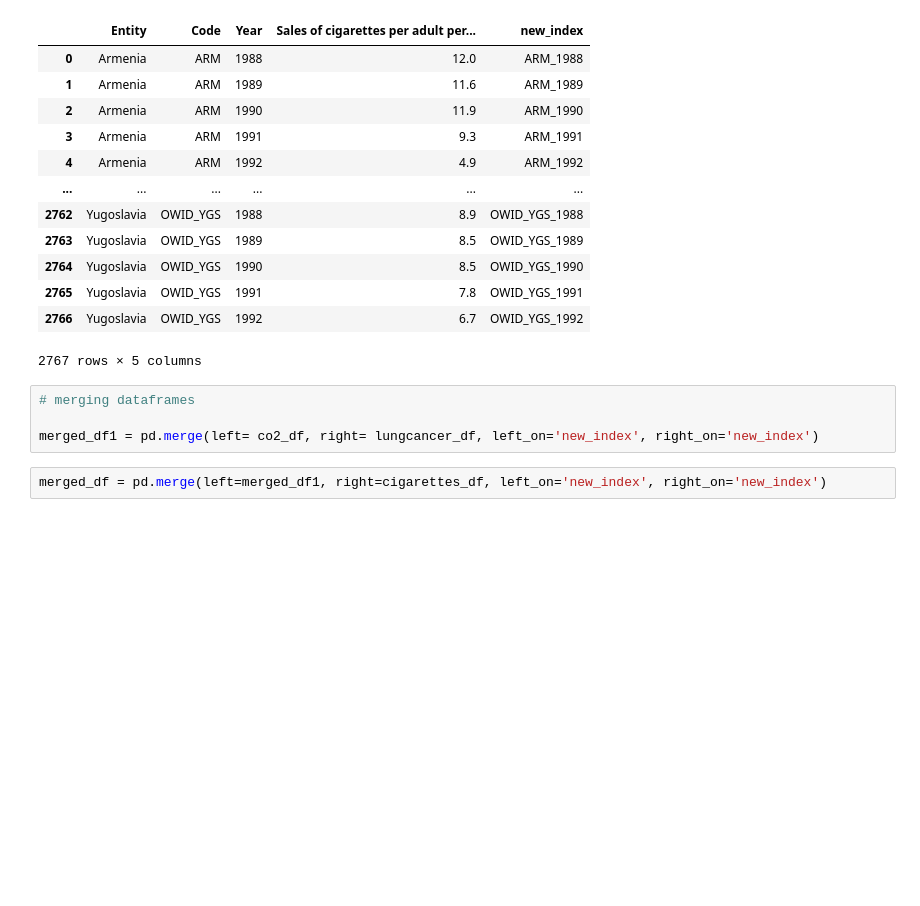
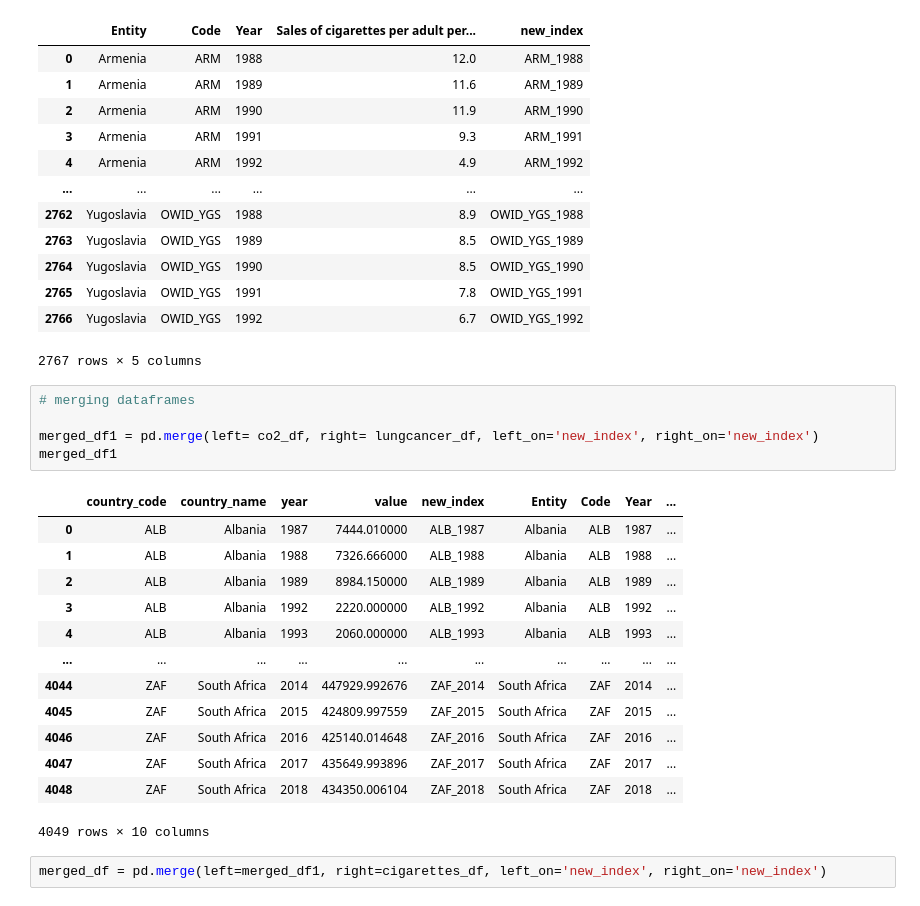
Before and after one commit to mzabrisk/final_project_group6, a Jupyter notebook: data_cleaning.ipynb, the cells around one changed output. Cells and saved outputs as stored; diff of their text form; blank space fills up the shorter version.

```diff
--- a/data_cleaning.ipynb
+++ b/data_cleaning.ipynb
@@ -234,7 +234,22 @@ cigarettes_df
 # %%
 # merging dataframes
 
 merged_df1 = pd.merge(left= co2_df, right= lungcancer_df, left_on='new_index', right_on='new_index')
+merged_df1
+# %% [output]
+|  | country_code | country_name | year | value | new_index | Entity | Code | Year | ... |
+| 0 | ALB | Albania | 1987 | 7444.010000 | ALB_1987 | Albania | ALB | 1987 | ... |
+| 1 | ALB | Albania | 1988 | 7326.666000 | ALB_1988 | Albania | ALB | 1988 | ... |
+| 2 | ALB | Albania | 1989 | 8984.150000 | ALB_1989 | Albania | ALB | 1989 | ... |
+| 3 | ALB | Albania | 1992 | 2220.000000 | ALB_1992 | Albania | ALB | 1992 | ... |
+| 4 | ALB | Albania | 1993 | 2060.000000 | ALB_1993 | Albania | ALB | 1993 | ... |
+| ... | ... | ... | ... | ... | ... | ... | ... | ... | ... |
+| 4044 | ZAF | South Africa | 2014 | 447929.992676 | ZAF_2014 | South Africa | ZAF | 2014 | ... |
+| 4045 | ZAF | South Africa | 2015 | 424809.997559 | ZAF_2015 | South Africa | ZAF | 2015 | ... |
+| 4046 | ZAF | South Africa | 2016 | 425140.014648 | ZAF_2016 | South Africa | ZAF | 2016 | ... |
+| 4047 | ZAF | South Africa | 2017 | 435649.993896 | ZAF_2017 | South Africa | ZAF | 2017 | ... |
+| 4048 | ZAF | South Africa | 2018 | 434350.006104 | ZAF_2018 | South Africa | ZAF | 2018 | ... |
+4049 rows × 10 columns
 # %%
 merged_df = pd.merge(left=merged_df1, right=cigarettes_df, left_on='new_index', right_on='new_index')
 # %%
```
Also changed, not shown: parts of 1 cell of this notebook, 1 other file.
